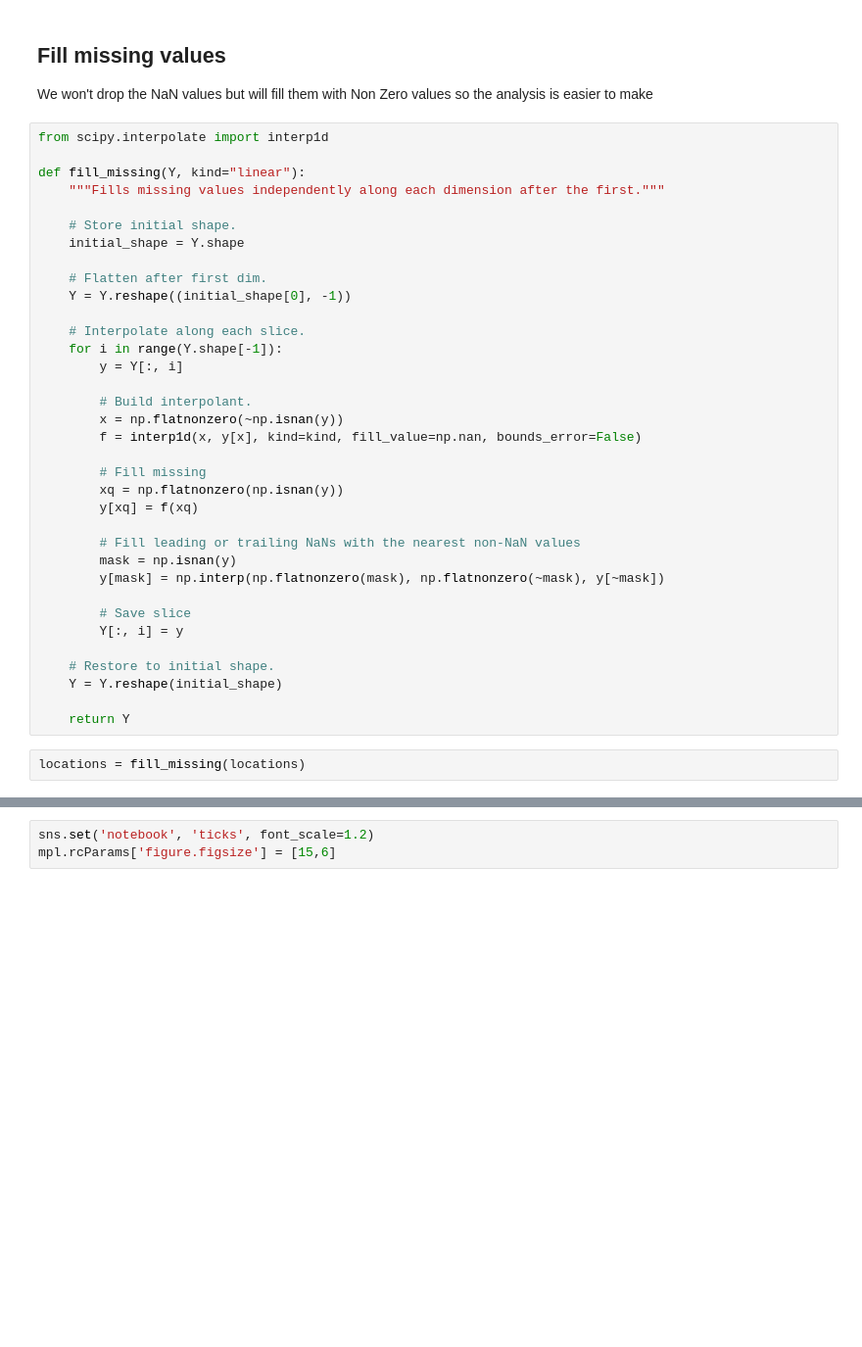
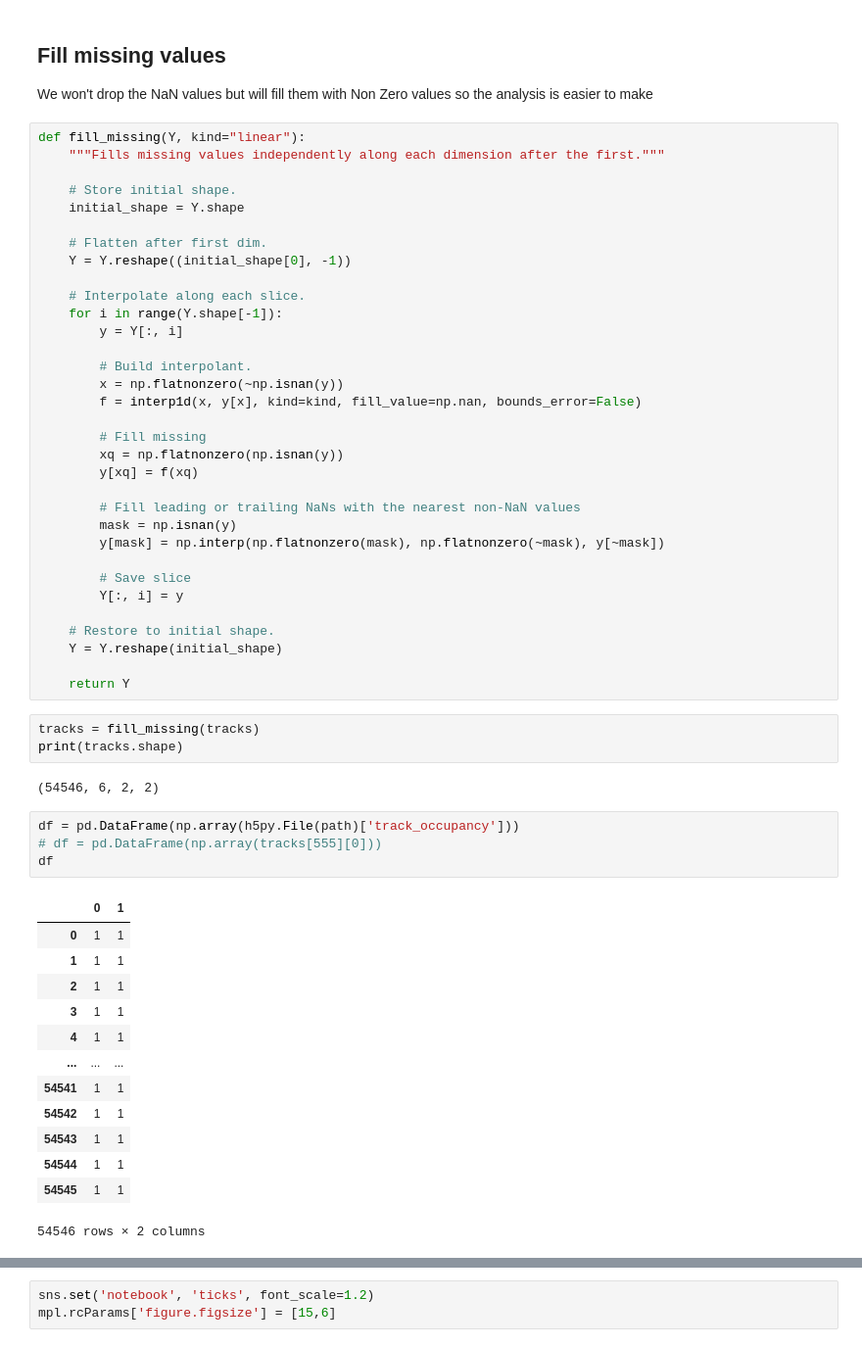
Before and after one commit to padillacoreanolab/ml_behavioral_quantification, a Jupyter notebook: prediction_analysis.ipynb, the cells around one changed output, grey strips where cells are left out. Shown at 98% size. Drawn from its saved outputs; the diff is of its cells as text; blank space fills up the shorter version.

```diff
--- a/prediction_analysis.ipynb
+++ b/prediction_analysis.ipynb
@@ -80,8 +151,6 @@ Now that we've loaded the data, let's see some different things we can do with i
 
 We won't drop the NaN values but will fill them with Non Zero values so the analysis is easier to make
 # %%
-from scipy.interpolate import interp1d
-
 def fill_missing(Y, kind="linear"):
     """Fills missing values independently along each dimension after the first."""
 
@@ -114,8 +183,29 @@ def fill_missing(Y, kind="linear"):
     Y = Y.reshape(initial_shape)
 
     return Y
-# %%
-locations = fill_missing(locations)
+# %%
+tracks = fill_missing(tracks)
+print(tracks.shape)
+# %% [output]
+(54546, 6, 2, 2)
+# %%
+df = pd.DataFrame(np.array(h5py.File(path)['track_occupancy']))
+# df = pd.DataFrame(np.array(tracks[555][0]))
+df
+# %% [output]
+|  | 0 | 1 |
+| 0 | 1 | 1 |
+| 1 | 1 | 1 |
+| 2 | 1 | 1 |
+| 3 | 1 | 1 |
+| 4 | 1 | 1 |
+| ... | ... | ... |
+| 54541 | 1 | 1 |
+| 54542 | 1 | 1 |
+| 54543 | 1 | 1 |
+| 54544 | 1 | 1 |
+| 54545 | 1 | 1 |
+54546 rows × 2 columns
 # %% [markdown]
 ## Visualize nose movement across whole video video
 
```
Also changed, not shown: parts of 33 cells of this notebook.
